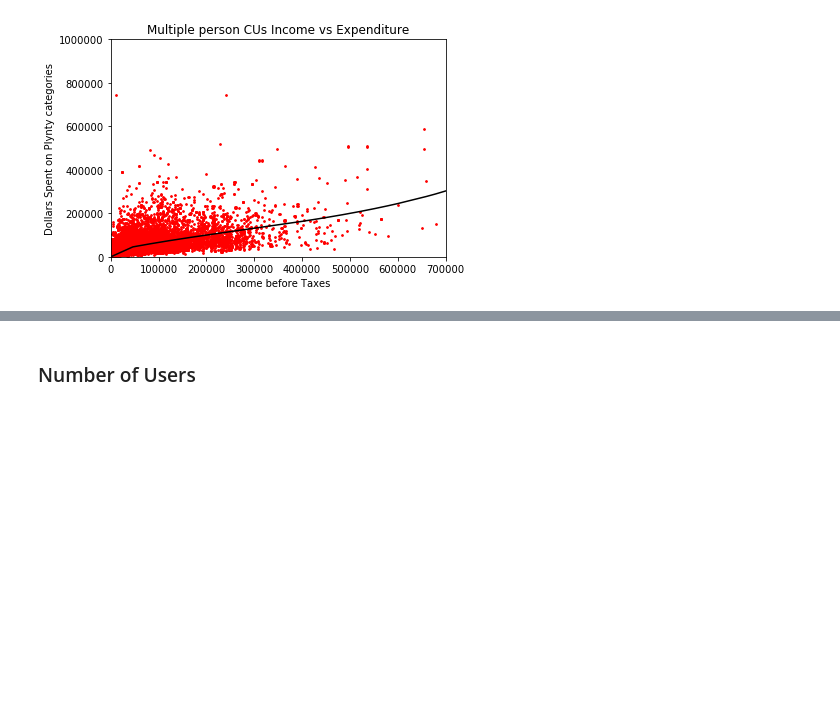
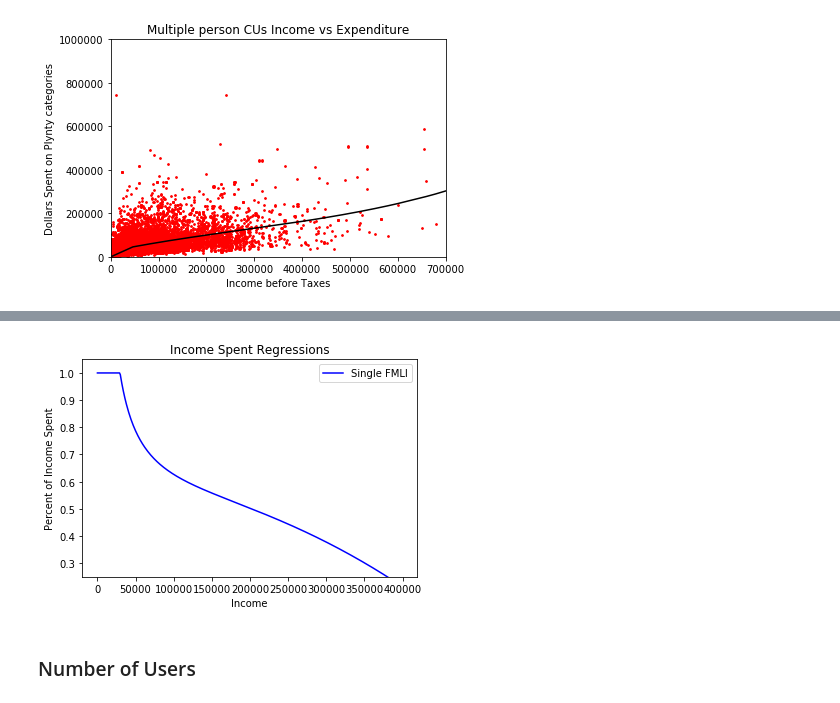
Before and after one commit to lunhuamao/BLS_Python_Analysis, a Jupyter notebook: PlyntyNotebook.ipynb, the cells around one changed output, grey strips where cells are left out. Saved outputs shown, nothing was run; the diff lists cells and outputs as text; code cells hidden in the pictures; blank space fills up the shorter version.

```diff
--- a/PlyntyNotebook.ipynb
+++ b/PlyntyNotebook.ipynb
@@ -550,3 +580,25 @@ plt.show()
+# %%
+xTestRegression = range(0,400000,1000)
+
+yTestRegression = []
+
+for income in xTestRegression:
+    yTestRegression.append(getExpendPercent(income, testRegressionDF))
+
+TestTruncation = [yTestRegression.index(min(yTestRegression)) * 1000, round(min(yTestRegression),2)]
+yTestRegression = []
+for income in xTestRegression:
+    yTestRegression.append(getExpendPercent(income, testRegressionDF, TestTruncation))
+
+plt.plot(xTestRegression,yTestRegression, color = "b", label = "Single FMLI")
+plt.title("Income Spent Regressions")
+plt.xlabel("Income")
+plt.ylabel("Percent of Income Spent")
+plt.ylim(0.25,1.05)
+plt.legend()
+plt.show()
+# %% [output]
+[figure, added]
 # %% [markdown]
 ### Number of Users
 # %%
```
Also changed, not shown: parts of 2 cells of this notebook.
